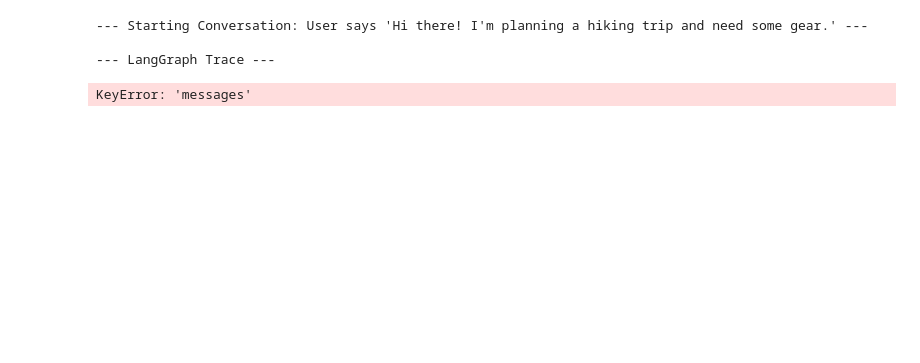
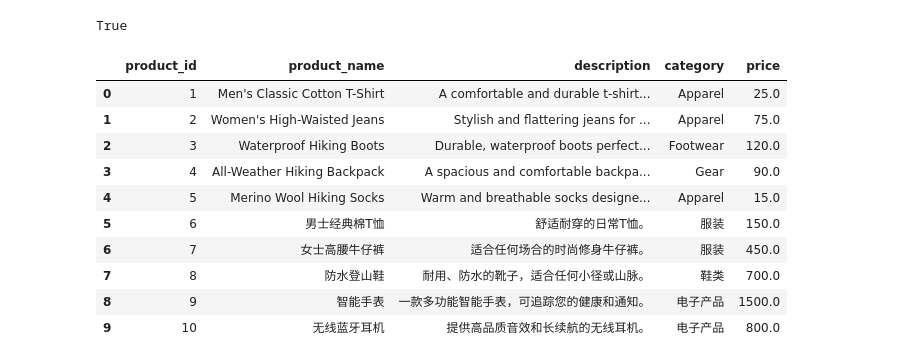
Before and after one commit to akapet00/e-comm, a Jupyter notebook: prototype.ipynb, the cells around one changed output. Drawn from its saved outputs; the diff is of its cells as text; code cells hidden in the pictures; blank space fills up the shorter version.

Commit message:
finish the prototype without user intent

```diff
--- a/prototype.ipynb
+++ b/prototype.ipynb
@@ -184,8 +0,0 @@ def run_conversation_and_print_trace(input_text: str):
-# %%
-run_conversation_and_print_trace()
-run_conversation_and_print_trace("你好，我正在寻找一款新的智能手表。")
-# %% [output]
---- Starting Conversation: User says 'Hi there! I'm planning a hiking trip and need some gear.' ---
-
---- LangGraph Trace ---
-KeyError: 'messages'
@@ -191,0 +18,5 @@ KeyError: 'messages'
+# %%
+# load the API key as the environemt variable
+load_dotenv()
+# %% [output]
+True
@@ -191,0 +77,14 @@ KeyError: 'messages'
+# %%
+product_catalog
+# %% [output]
+|  | product_id | product_name | description | category | price |
+| 0 | 1 | Men's Classic Cotton T-Shirt | A comfortable and durable t-shirt... | Apparel | 25.0 |
+| 1 | 2 | Women's High-Waisted Jeans | Stylish and flattering jeans for ... | Apparel | 75.0 |
+| 2 | 3 | Waterproof Hiking Boots | Durable, waterproof boots perfect... | Footwear | 120.0 |
+| 3 | 4 | All-Weather Hiking Backpack | A spacious and comfortable backpa... | Gear | 90.0 |
+| 4 | 5 | Merino Wool Hiking Socks | Warm and breathable socks designe... | Apparel | 15.0 |
+| 5 | 6 | 男士经典棉T恤 | 舒适耐穿的日常T恤。 | 服装 | 150.0 |
+| 6 | 7 | 女士高腰牛仔裤 | 适合任何场合的时尚修身牛仔裤。 | 服装 | 450.0 |
+| 7 | 8 | 防水登山鞋 | 耐用、防水的靴子，适合任何小径或山脉。 | 鞋类 | 700.0 |
+| 8 | 9 | 智能手表 | 一款多功能智能手表，可追踪您的健康和通知。 | 电子产品 | 1500.0 |
+| 9 | 10 | 无线蓝牙耳机 | 提供高品质音效和长续航的无线耳机。 | 电子产品 | 800.0 |
```
Also changed, not shown: parts of 32 cells of this notebook, 1 other file.
